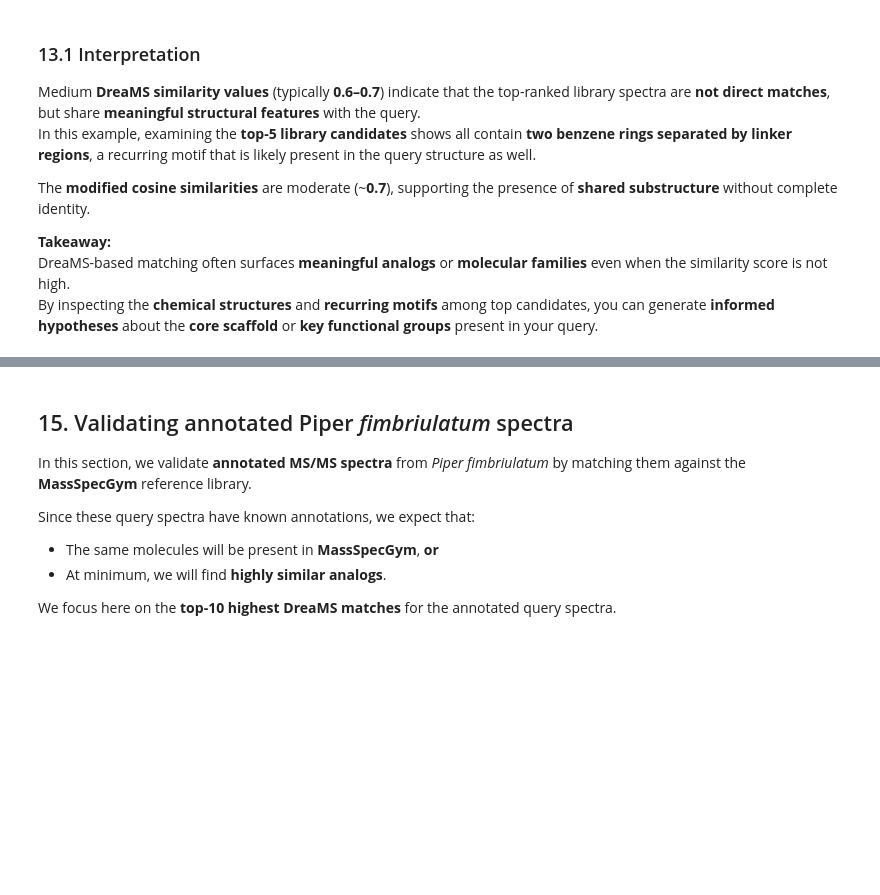
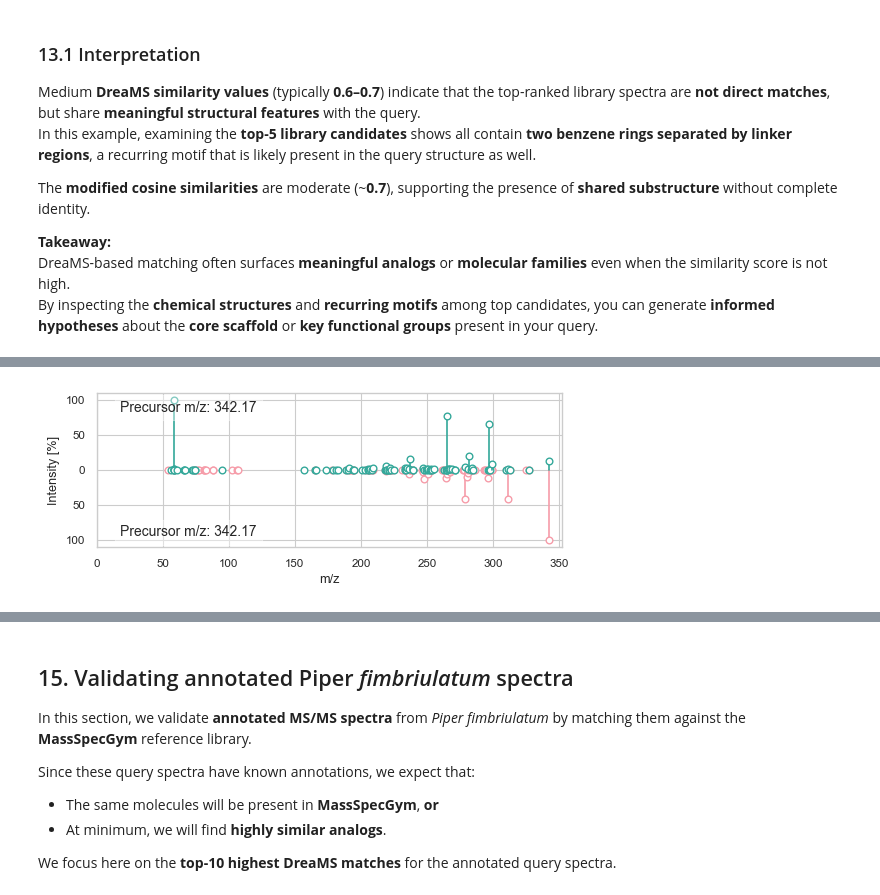
Before and after one commit to pluskal-lab/DreaMS_MIMB, a Jupyter notebook: notebooks/3_library_matching.ipynb, the cells around one changed output, grey strips where cells are left out. Cells and saved outputs as stored; diff of their text form; code cells hidden in the pictures; blank space fills up the shorter version.

Commit message:
clean 3 tutorial

```diff
--- a/notebooks/3_library_matching.ipynb
+++ b/notebooks/3_library_matching.ipynb
@@ -620,0 +728,86 @@ for row in top10_disagree.itertuples():
+# %%
+# Save the 10th (or last available) disagreement row: mirror spectra + BOTH molecules + SMILES + metadata
+
+from benchmark.utils.plots import export_spectrum, export_molecule
+import pandas as pd
+
+def _clean_smiles(x):
+    if x is None: return None
+    s = str(x).strip()
+    return None if s.lower() in ("", "none", "nan") else s
+
+assert len(top) > 0, "`top` is empty."
+nth = 10
+ix  = nth - 1 if len(top) >= nth else len(top) - 1
+
+row  = top.iloc[ix]
+qi   = int(row["query_index"])
+li   = int(row["library_index"])
+rank = int(row.get("rank", 1))
+
+# Pull SMILES (both query & library)
+q_smi   = _clean_smiles(msdata_q.get_values("smiles", qi))
+lib_smi = _clean_smiles(row.get("library_SMILES")) or _clean_smiles(msdata_lib.get_values("smiles", li))
+
+# Print for quick PubChem searches
+print(f"[{nth}th saved] Query  SMILES (q{qi}):  {q_smi or 'N/A'}")
+print(f"[{nth}th saved] Library SMILES (l{li}): {lib_smi or 'N/A'}")
+
+# Precursors (use columns if present, else compute)
+q_prec = float(row.get("q_precursor_mz", msdata_q.get_prec_mzs(qi)))
+l_prec = float(row.get("l_precursor_mz", msdata_lib.get_prec_mzs(li)))
+
+# Save metadata CSV + SMILES .smi
+meta_path = results_folder / f"disagreement_{nth}th_q{qi}_lib{li}.csv"
+pd.DataFrame([{
+    "query_index": qi,
+    "library_index": li,
+    "rank": rank,
+    "DreaMS_similarity": float(row["DreaMS_similarity"]),
+    "Modified_cosine_similarity": float(row["Modified_cosine_similarity"]),
+    "delta": float(row["delta"]),
+    "q_precursor_mz": q_prec,
+    "l_precursor_mz": l_prec,
+    "query_SMILES": q_smi,
+    "library_SMILES": lib_smi,
+    "library_IDENTIFIER": row.get("library_IDENTIFIER", None),
+}]).to_csv(meta_path, index=False)
+print("Saved meta →", meta_path)
+
+smi_path = results_folder / f"disagreement_{nth}th_q{qi}_lib{li}.smi"
+with open(smi_path, "w") as f:
+    if q_smi:   f.write(f"{q_smi}\tquery_q{qi}\n")
+    if lib_smi: f.write(f"{lib_smi}\tlibrary_{li}\n")
+print("Saved SMILES →", smi_path)
+
+# Image base paths
+out_dir = f"sim_dis/{nth}th_q{qi}"
+base    = f"q{qi}_r{rank}_lib{li}"
+
+# 1) Mirror spectra (SVG + PNG)
+export_spectrum(
+    msdata_q, qi,
+    rel_pth=f"{out_dir}/{base}_mirror.svg",
+    mirror_spec=msdata_lib.get_spectra(li),
+    mirror_prec_mz=msdata_lib.get_prec_mzs(li),
+    figsize=(6, 2), colors="nature", normalize_intensities=True
+)
+export_spectrum(
+    msdata_q, qi,
+    rel_pth=f"{out_dir}/{base}_mirror.png",
+    mirror_spec=msdata_lib.get_spectra(li),
+    mirror_prec_mz=msdata_lib.get_prec_mzs(li),
+    figsize=(6, 2), colors="nature", normalize_intensities=True
+)
+
+# 2) Query molecule (only if SMILES exists)
+if q_smi:
+    export_molecule(msdata_q, qi, rel_pth=f"{out_dir}/q{qi}_molecule.svg", smiles_col="smiles", width=800, height=600)
+    export_molecule(msdata_q, qi, rel_pth=f"{out_dir}/q{qi}_molecule.png", smiles_col="smiles", width=800, height=600)
+
+# 3) Library molecule
+export_molecule(msdata_lib, li, rel_pth=f"{out_dir}/lib{li}_molecule.svg", smiles_col="smiles", width=800, height=600)
+export_molecule(msdata_lib, li, rel_pth=f"{out_dir}/lib{li}_molecule.png", smiles_col="smiles", width=800, height=600)
+
+print(f"Saved {nth}th spectra + molecules → {out_dir}")
+# %% [output]
@@ -620,0 +818 @@ for row in top10_disagree.itertuples():
+[figure, added]
```
Also changed, not shown: parts of 10 cells of this notebook.
